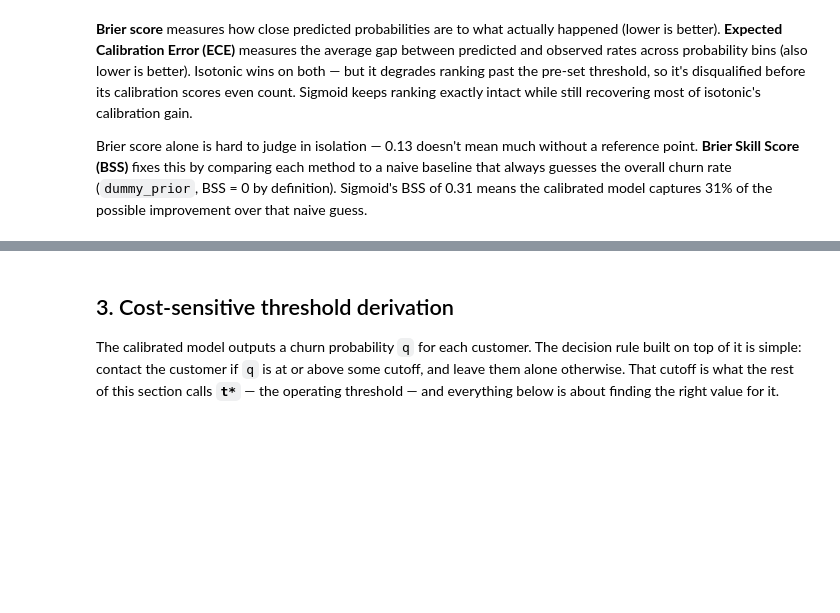
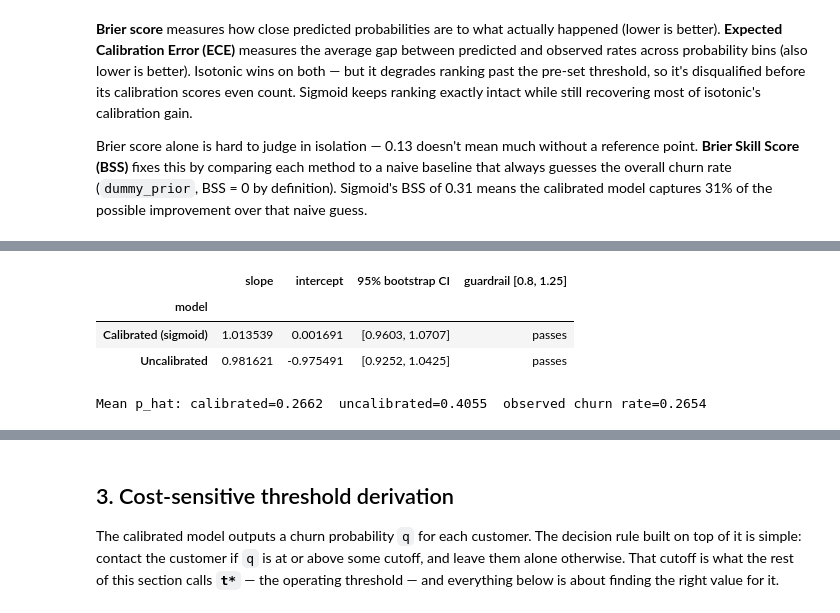
Before and after one commit to Ampofowaa/TelcoChurn_PortfolioProject, a Jupyter notebook: notebooks/04-calibration-and-threshold.ipynb, the cells around one changed output, grey strips where cells are left out. Saved outputs shown, nothing was run; the diff lists cells and outputs as text; code cells hidden in the pictures; blank space fills up the shorter version.

```diff
--- a/notebooks/04-calibration-and-threshold.ipynb
+++ b/notebooks/04-calibration-and-threshold.ipynb
@@ -120,0 +140,44 @@ The histogram below shows the difference clearly: after calibration, most predic
+# %%
+band_lower, band_upper = 0.80, 1.25  # §0's guardrail band
+
+
+def _guardrail_verdict(slope_dict: dict) -> str:
+    # §0's rule: veto iff the ENTIRE 95% CI lies outside the band.
+    ci_lower, ci_upper = slope_dict["slope_ci_lower"], slope_dict["slope_ci_upper"]
+    vetoed = ci_upper < band_lower or ci_lower > band_upper
+    return "VETO" if vetoed else "passes"
+
+
+rows = []
+for label, key in [
+    ("Calibrated (sigmoid)", "calibration_slope"),
+    ("Uncalibrated", "uncalibrated_calibration_slope"),
+]:
+    s = calibration_summary[key]
+    rows.append(
+        {
+            "model": label,
+            "slope": s["slope"],
+            "intercept": s["intercept"],
+            "95% bootstrap CI": "[{:.4f}, {:.4f}]".format(
+                s["slope_ci_lower"], s["slope_ci_upper"]
+            ),
+            "guardrail [{}, {}]".format(band_lower, band_upper): _guardrail_verdict(s),
+        }
+    )
+slope_comparison_df = pd.DataFrame(rows).set_index("model")
+display(slope_comparison_df)
+
+print(
+    "Mean p_hat: calibrated={:.4f}  uncalibrated={:.4f}  observed churn rate={:.4f}".format(
+        calibration_summary["mean_p_hat_calibrated"],
+        calibration_summary["mean_p_hat_uncalibrated"],
+        calibration_summary["observed_churn_rate"],
+    )
+)
+# %% [output]
+|  | slope | intercept | 95% bootstrap CI | guardrail [0.8, 1.25] |
+| model |  |  |  |  |
+| Calibrated (sigmoid) | 1.013539 | 0.001691 | [0.9603, 1.0707] | passes |
+| Uncalibrated | 0.981621 | -0.975491 | [0.9252, 1.0425] | passes |
+Mean p_hat: calibrated=0.2662  uncalibrated=0.4055  observed churn rate=0.2654
```
Also changed, not shown: parts of 21 cells of this notebook, 48 other files.
